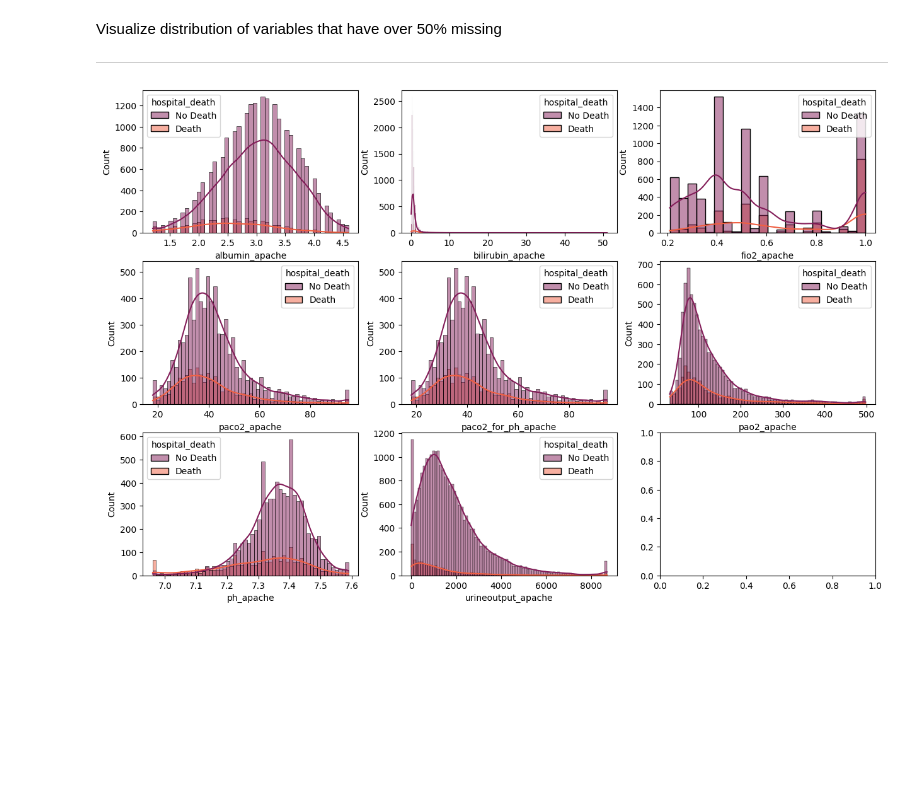
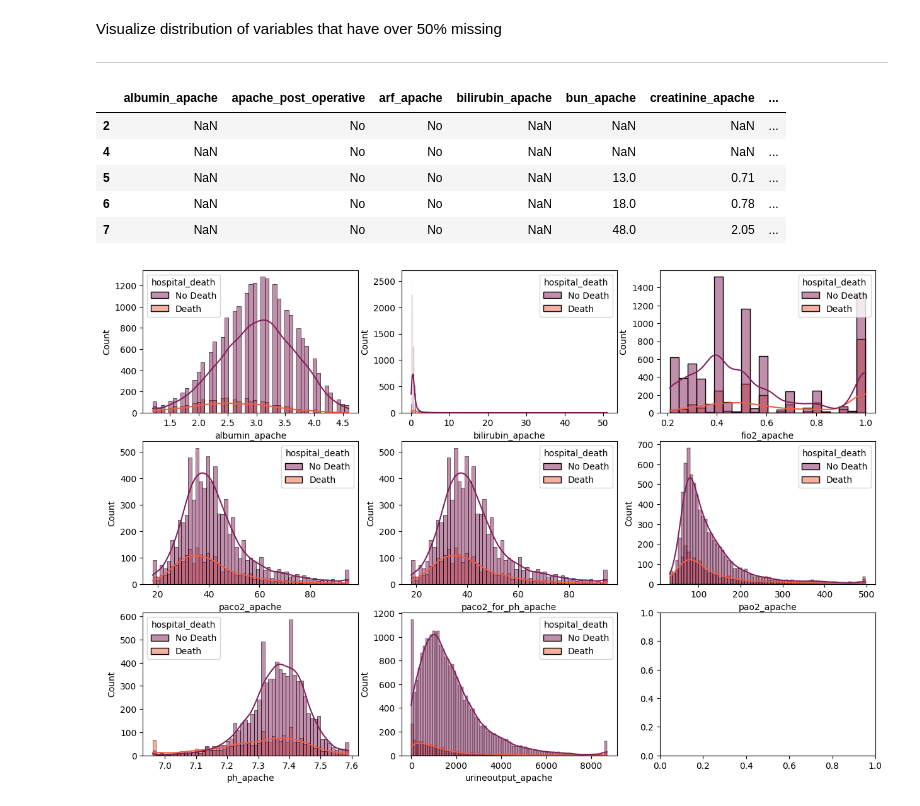
Before and after one commit to lilyzhizhou/Datathon-4, a Jupyter notebook: Datathon_4_Cleaning.ipynb, the cells around one changed output. Drawn from its saved outputs; the diff is of its cells as text; code cells hidden in the pictures; blank space fills up the shorter version.

```diff
--- a/Datathon_4_Cleaning.ipynb
+++ b/Datathon_4_Cleaning.ipynb
@@ -153,8 +161,33 @@ target_column = 'hospital_death'
+# %%
+# create list of variables
+high_missing = missing_info[missing_info['Missing Percentage'] >= 50].index.tolist()
+
+target_column = 'hospital_death'
+categorical_columns = ['apache_post_operative','arf_apache','gcs_unable_apache',
+                       'intubated_apache','ventilated_apache','aids','cirrhosis',
+                       'diabetes_mellitus','hepatic_failure','immunosuppression',
+                       'leukemia','lymphoma','solid_tumor_with_metastasis','gender','ethnicity']
+
+all_columns = data.columns
+numerical_columns = [col for col in all_columns if col != target_column and col not in categorical_columns]
 # %%
 # Convert numeric categorical variables into descriptive categories
 data_dscrpt = data
 
-data_dscrpt['hospital_death'].replace({0 : 'No Death', 1 : 'Death'}, inplace=True)
+data_dscrpt['hospital_death'].replace({0.0 : 'No Death', 1.0 : 'Death'}, inplace=True)
+
+# Convert selected columns to string
+data_dscrpt[categorical_columns] = data_dscrpt[categorical_columns].astype(str)
+data_dscrpt[categorical_columns] = data_dscrpt[categorical_columns].replace({'0.0': 'No', '1.0': 'Yes'})
+
+data_dscrpt.head()
+# %% [output]
+|  | albumin_apache | apache_post_operative | arf_apache | bilirubin_apache | bun_apache | creatinine_apache | ... |
+| 2 | NaN | No | No | NaN | NaN | NaN | ... |
+| 4 | NaN | No | No | NaN | NaN | NaN | ... |
+| 5 | NaN | No | No | NaN | 13.0 | 0.71 | ... |
+| 6 | NaN | No | No | NaN | 18.0 | 0.78 | ... |
+| 7 | NaN | No | No | NaN | 48.0 | 2.05 | ... |
 # %%
 # checking the difference in distribution of numerical features in two classes
 
```
Also changed, not shown: parts of 8 cells of this notebook.
